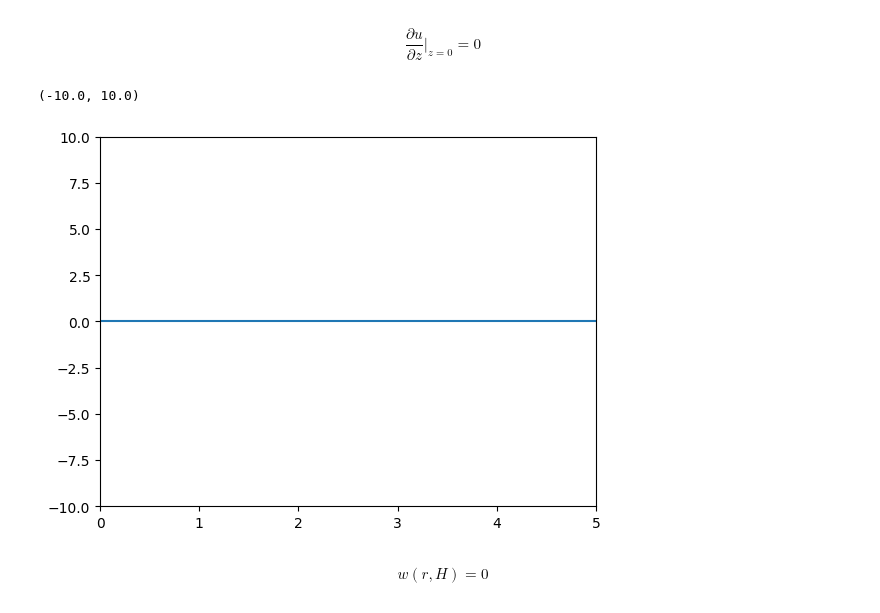
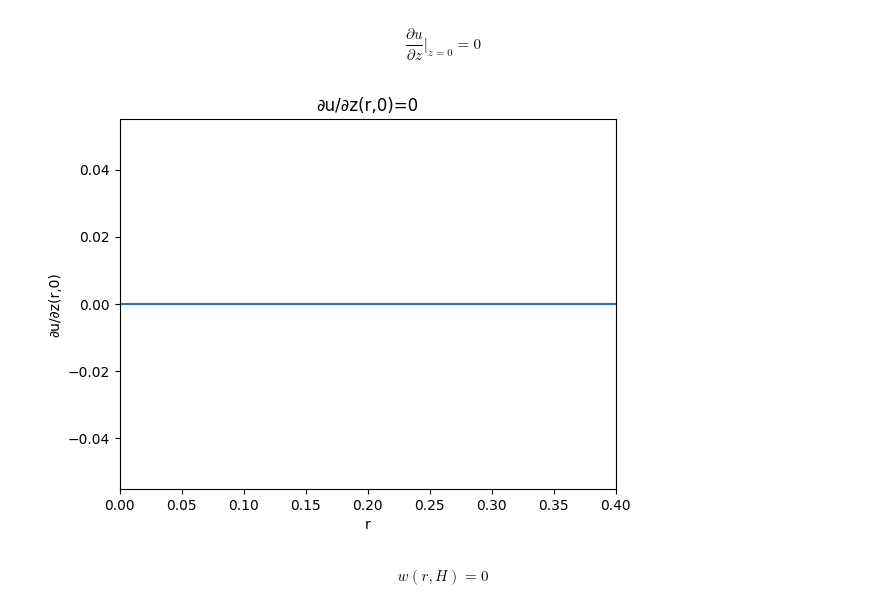
Before and after one commit to vvshich/diploma, a Jupyter notebook: analys.ipynb, the cells around one changed output. Cells and saved outputs as stored; diff of their text form; code cells hidden in the pictures.

```diff
--- a/analys.ipynb
+++ b/analys.ipynb
@@ -197,7 +194,7 @@ def partial_u_z(r, z, max_k, max_n):
     sum_u_z = 0.0
     for k in range(1, max_k + 1):
         for n in range(1, max_n + 1):
-            sum_u_z += J1(beta_k[k-1] * r) / J0(beta_k[k-1] * R)**2 * (lambda_n(n) * beta_k[k-1] / (beta_k[k-1]**2 + lambda_n(n)**2)) * np.sin(lambda_n(n) * z)  * tau_nk_array[n-1, k-1]
+            sum_u_z += J1(beta_k[k-1] * r) / J0(beta_k[k-1] * R)**2 * (lambda_n(n) * beta_k[k-1] / (beta_k[k-1]**2 + lambda_n(n)**2)) * np.sin(lambda_n(n) * z)  * T_nk_array[n-1, k-1]
     return (-8 * mu_0 * alpha) / (H * R**2) * sum_u_z
 # %% [markdown]
 ### Partial derivative's $w(r, z)$
@@ -241,11 +244,8 @@ plt.plot(r, w(r, 0, max_k, max_n))
 # %% [markdown]
 $$\frac{\partial u}{\partial z}|_{z=0}=0$$
-# %%
-plt.plot(r, partial_u_z(r, 0, max_k, max_n))
-plt.xlim(0, R)
-plt.ylim(-10, 10)
-# %% [output]
-(-10.0, 10.0)
-[figure, removed]
+# %%
+plot2d(r, partial_u_z(r, 0, max_k, max_n), R, "r", "∂u/∂z(r,0)", "∂u/∂z(r,0)=0")
+# %% [output]
+[figure, added]
 # %% [markdown]
 $$w(r, H)=0$$
```
Also changed, not shown: parts of 41 cells of this notebook.
